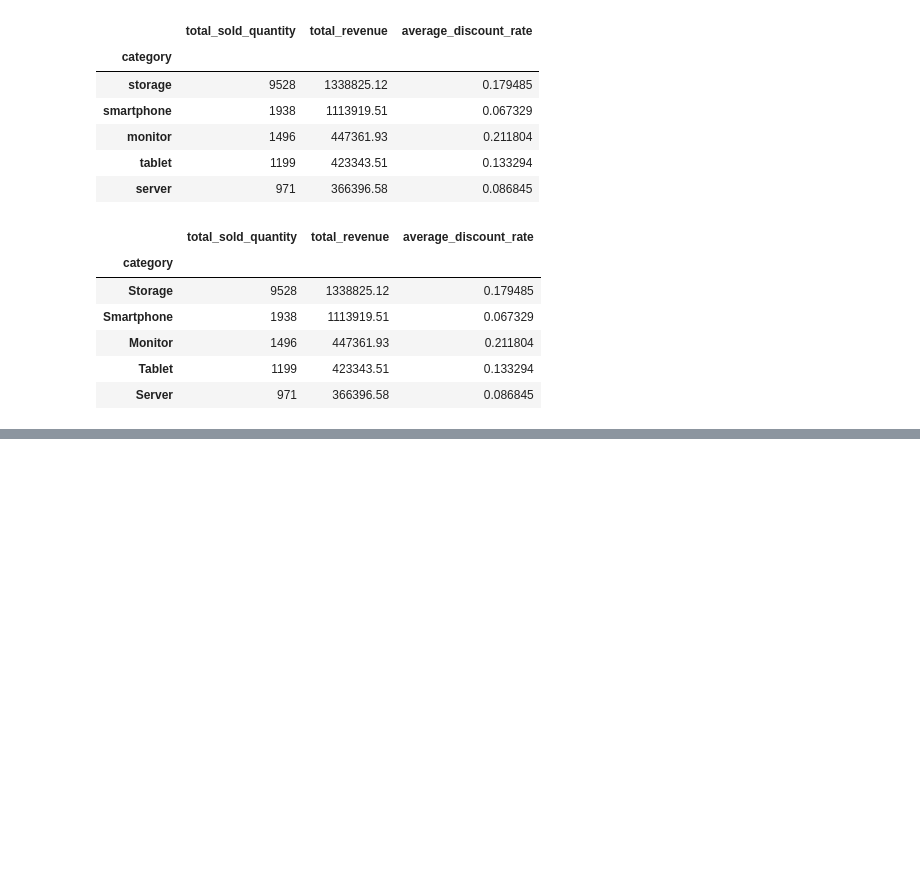
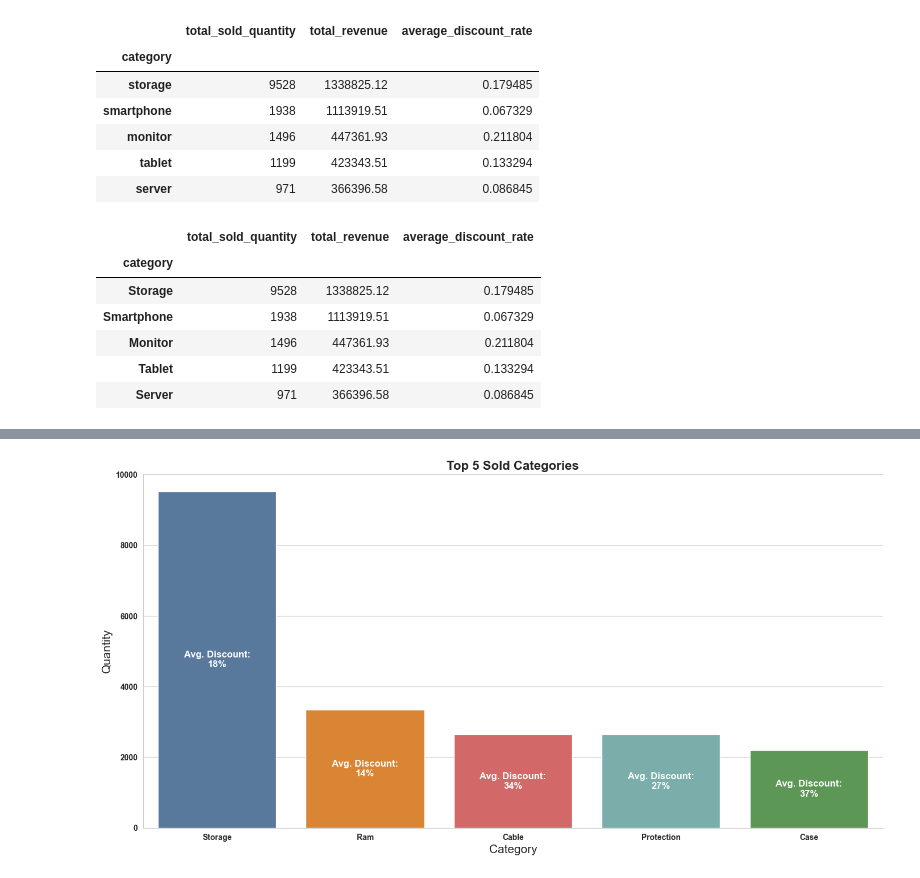
Before and after one commit to yazdan0101/ENIAC-discounts-strategy, a Jupyter notebook: notebooks/analysis.ipynb, the cells around one changed output, grey strips where cells are left out. Cells and saved outputs as stored; diff of their text form; code cells hidden in the pictures; blank space fills up the shorter version.

```diff
--- a/notebooks/analysis.ipynb
+++ b/notebooks/analysis.ipynb
@@ -599,7 +617,8 @@ ax = sns.catplot(
     y='total_revenue',
     x='category',
     kind='bar',
-    color='blue',
+    hue='category',
+    palette=palette,
     height=7,
     aspect=2
 )
@@ -608,7 +627,7 @@ ax = sns.catplot(
 plt.title("Top 5 Categories by Revenue", fontsize=16, fontweight='bold')
 plt.xlabel("Category", fontsize=15)
 plt.ylabel("Revenue (Millions)", fontsize=15)
-plt.xticks(rotation=45, fontweight='bold')
+plt.xticks(fontweight='bold')
 plt.yticks(fontweight='bold')
 
 # Annotate bars with discount rates
@@ -631,2 +650,7 @@ plt.savefig('/Users/yazdan/Desktop/plots/top_5_cat_by_rev.png', dpi=300, bbox_in
 # %%
-top_5_cat
+category_agg=ol_p_df.groupby('category').agg(
+    total_sold_quantity=('qty','sum'),
+    total_revenue=('total_sale_price','sum'),
+    average_discount_rate=('discount_rate','mean'),
+
+                               ).nlargest(20,'total_sold_quantity')
@@ -654,0 +678,44 @@ ol_p_df[ol_p_df['is_discounted']==False].resample('MS',on='date').agg(total_reve
+# %%
+top_5_cat_sold=category_agg.loc[['storage','ram','cable','protection','case']]
+# %%
+top_5_cat_sold.index=top_5_cat_sold.index.str.capitalize()
+# %%
+sns.set_style('whitegrid')
+
+# Create the bar plot
+ax = sns.catplot(
+    data=top_5_cat_sold,
+    y='total_sold_quantity',
+    x='category',
+    kind='bar',
+    hue='category',
+    palette=palette,
+    height=7,
+    aspect=2
+)
+
+# Add title and axis labels
+plt.title("Top 5 Sold Categories", fontsize=16, fontweight='bold')
+plt.xlabel("Category", fontsize=15)
+plt.ylabel("Quantity", fontsize=15)
+plt.xticks(fontweight='bold')
+plt.yticks(fontweight='bold')
+
+# Annotate bars with discount rates
+for i, bar in enumerate(ax.ax.patches):
+    discount = top_5_cat_sold.iloc[i]['average_discount_rate']
+    height = bar.get_height()
+    ax.ax.text(
+        bar.get_x() + bar.get_width() / 2,
+        height / 2,  # Middle of the bar
+        f'Avg. Discount:\n{discount * 100:.0f}%',
+        ha='center',
+        va='center',
+        fontsize=12,
+        fontweight='bold',
+        color='white'  # better visibility inside blue bar
+    )
+
+plt.savefig('/Users/yazdan/Desktop/plots/top_5_cat_sold.png', dpi=300, bbox_inches='tight')
+# %% [output]
+[figure, added]
```
Also changed, not shown: parts of 16 cells of this notebook.
